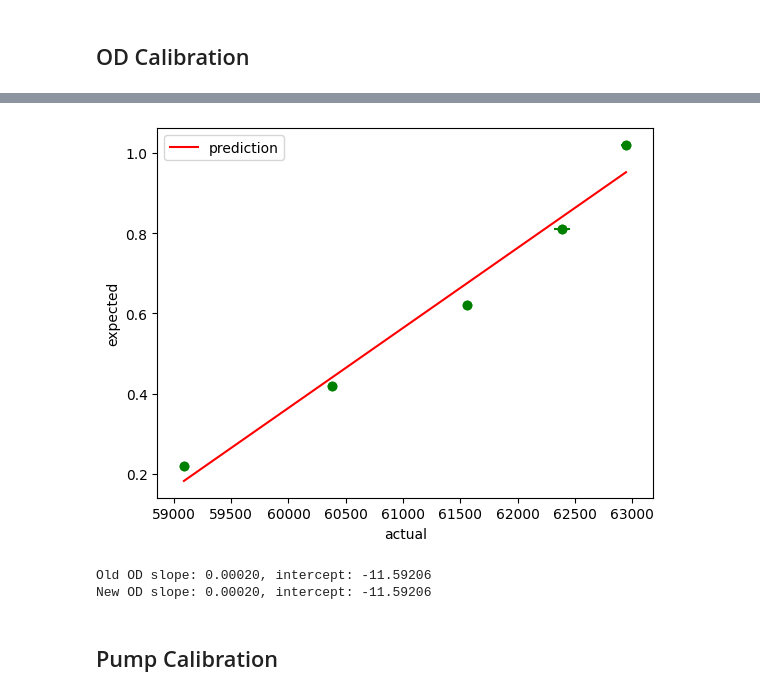
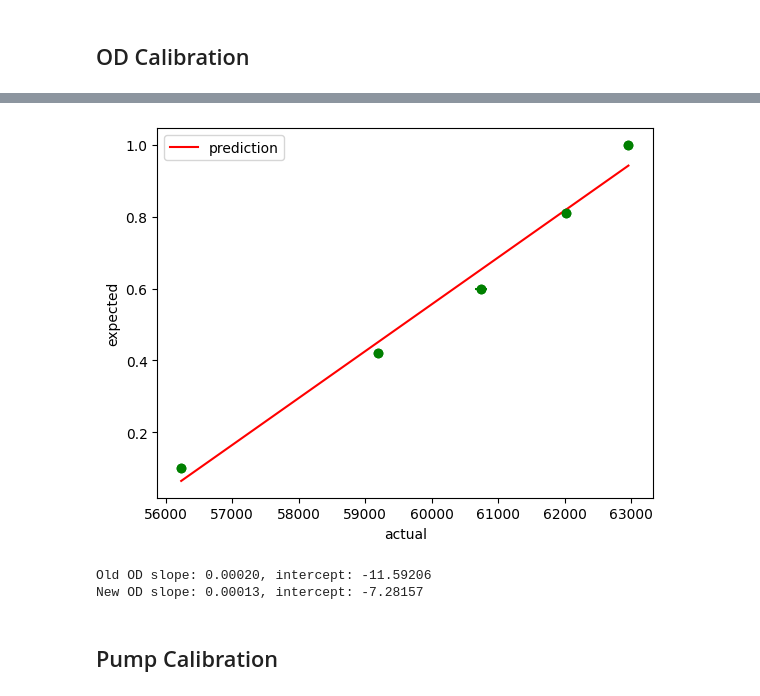
Before and after one commit to Schwank-Lab/evoflow-reactor, a Jupyter notebook: calibration/calibration.ipynb, the cells around one changed output, grey strips where cells are left out. Cells and saved outputs as stored; diff of their text form; code cells hidden in the pictures.

```diff
--- a/calibration/calibration.ipynb
+++ b/calibration/calibration.ipynb
@@ -98,16 +98,16 @@ New OD slope: 0.00033, intercept: -19.83591
 # %%
 measured_od = pd.read_csv(DATA_FOLDER / 'od2.csv', header=None)
 od_mean = measured_od.mean(axis=1)
 od_std = measured_od.std(axis=1)
-od = pd.DataFrame({'expected': [0.22, 0.42, 0.62, 0.81, 1.02, 1.4], 'actual': od_mean, 'actual_std': od_std})
+od = pd.DataFrame({'expected': [0.1, 0.42, 0.6, 0.81, 1.0], 'actual': od_mean, 'actual_std': od_std})
 
-od_slope, od_intercept = linear_fit_1d(od.iloc[:-1, :], x='actual', y='expected', x_std='actual_std')
+od_slope, od_intercept = linear_fit_1d(od, x='actual', y='expected', x_std='actual_std')
 print(f"Old OD slope: {cfg['incubator_od']['slope']:.5f}, intercept: {cfg['incubator_od']['intercept']:.5f}")
 print(f"New OD slope: {od_slope:.5f}, intercept: {od_intercept:.5f}")
 # %% [output]
-[figure, old version]
+[figure, new version]
 Old OD slope: 0.00020, intercept: -11.59206
-New OD slope: 0.00020, intercept: -11.59206
+New OD slope: 0.00013, intercept: -7.28157
 # %% [markdown]
 ## Pump Calibration
 # %%
```
Also changed, not shown: parts of 3 cells of this notebook.
